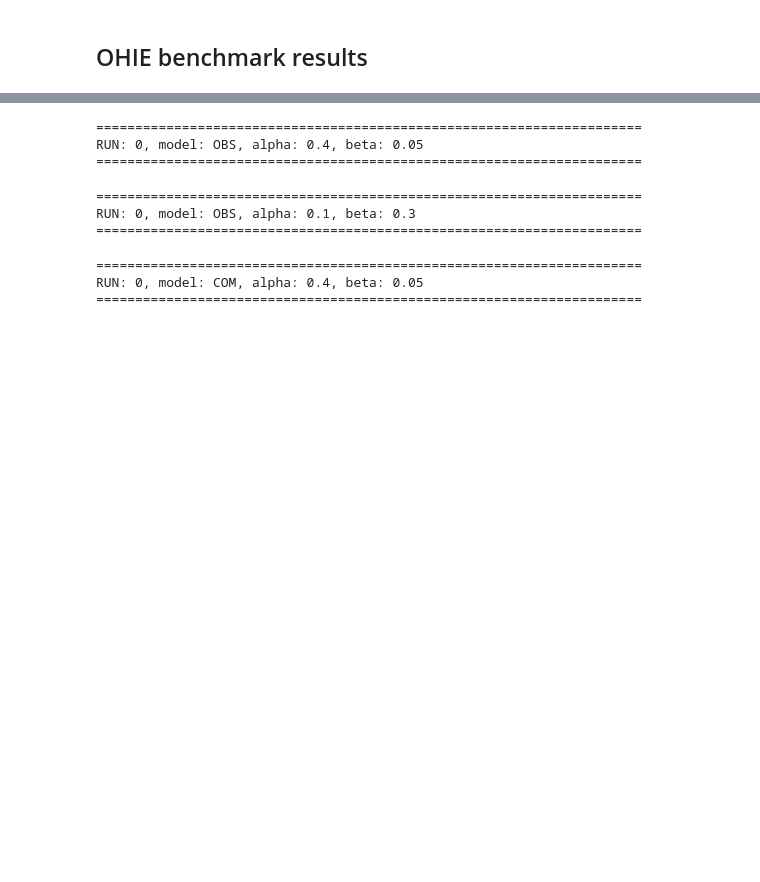
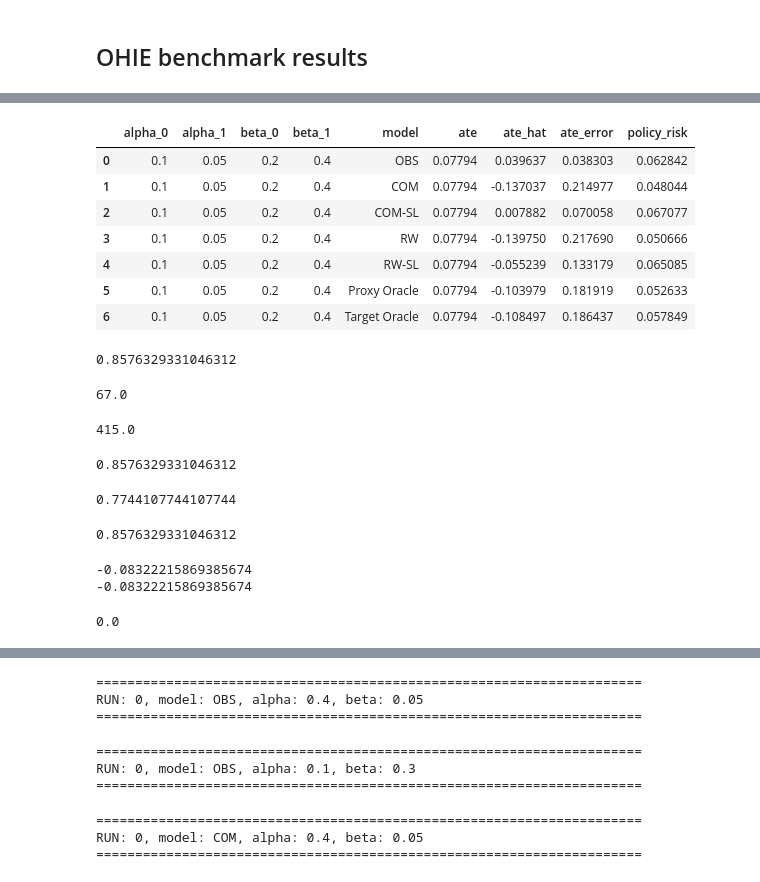
Before and after one commit to lguerdan/counterfactual-decision-support, a Jupyter notebook: risk_minimization_exps.ipynb, the cells around one changed output, grey strips where cells are left out. Saved outputs shown, nothing was run; the diff lists cells and outputs as text; code cells hidden in the pictures; blank space fills up the shorter version.

```diff
--- a/risk_minimization_exps.ipynb
+++ b/risk_minimization_exps.ipynb
@@ -71,0 +130,11 @@ baselines = [{
+# %%
+te_benchmark
+# %% [output]
+|  | alpha_0 | alpha_1 | beta_0 | beta_1 | model | ate | ate_hat | ate_error | policy_risk |
+| 0 | 0.1 | 0.05 | 0.2 | 0.4 | OBS | 0.07794 | 0.039637 | 0.038303 | 0.062842 |
+| 1 | 0.1 | 0.05 | 0.2 | 0.4 | COM | 0.07794 | -0.137037 | 0.214977 | 0.048044 |
+| 2 | 0.1 | 0.05 | 0.2 | 0.4 | COM-SL | 0.07794 | 0.007882 | 0.070058 | 0.067077 |
+| 3 | 0.1 | 0.05 | 0.2 | 0.4 | RW | 0.07794 | -0.139750 | 0.217690 | 0.050666 |
+| 4 | 0.1 | 0.05 | 0.2 | 0.4 | RW-SL | 0.07794 | -0.055239 | 0.133179 | 0.065085 |
+| 5 | 0.1 | 0.05 | 0.2 | 0.4 | Proxy Oracle | 0.07794 | -0.103979 | 0.181919 | 0.052633 |
+| 6 | 0.1 | 0.05 | 0.2 | 0.4 | Target Oracle | 0.07794 | -0.108497 | 0.186437 | 0.057849 |
@@ -71,0 +156,38 @@ baselines = [{
+# %%
+# Y['Y_1'][Y['D'] == 1].mean()
+
+Y['Y_0'][Y['D'] == 0].mean()
+# %% [output]
+0.8576329331046312
+# %%
+Y['Y_1'][Y['D'] == 1].sum()
+# %% [output]
+67.0
+# %%
+Y['Y_0'][Y['D'] == 0].sum()
+# %% [output]
+415.0
+# %%
+Y['Y_0'][Y['D'] == 0].mean()
+# %% [output]
+0.8576329331046312
+# %%
+Y['YS_1'][Y['D'] == 1].mean()
+# %% [output]
+0.7744107744107744
+# %%
+Y['YS_0'][Y['D'] == 0].mean()
+# %% [output]
+0.8576329331046312
+# %%
+Y.mean()
+
+print(Y['YS_1'][Y['D'] == 1].mean() - Y['YS_0'][Y['D'] == 0].mean())
+print(Y['Y_1'][Y['D'] == 1].mean() - Y['Y_0'][Y['D'] == 0].mean())
+# %% [output]
+-0.08322215869385674
+-0.08322215869385674
+# %%
+print(Y['Y_0'][Y['D'] == 0 ].mean())
+# %% [output]
+0.0
```
Also changed, not shown: parts of 11 cells of this notebook, 37 other files.
